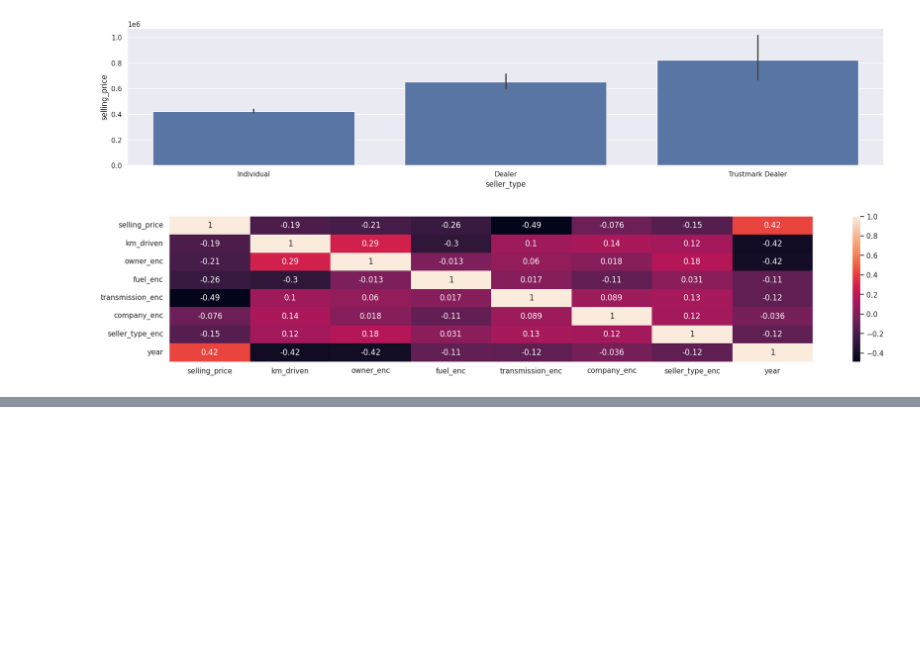
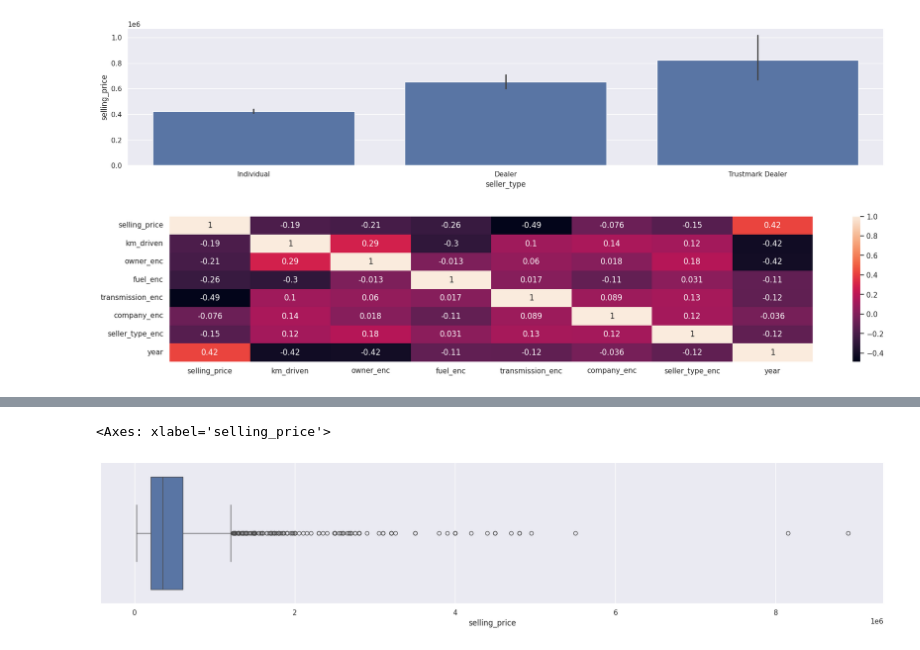
Before and after one commit to dhsingh0815/ML, a Jupyter notebook: Regression/Car.ipynb, the cells around one changed output, grey strips where cells are left out. Saved outputs shown, nothing was run; the diff lists cells and outputs as text; code cells hidden in the pictures; blank space fills up the shorter version.

```diff
--- a/Regression/Car.ipynb
+++ b/Regression/Car.ipynb
@@ -207,0 +251,5 @@ With different feature variable r2_score : </br> year - 0.179 </br> year and tra
+# %%
+sns.boxplot(x=df["selling_price"])
+# %% [output]
+<Axes: xlabel='selling_price'>
+[figure, added]
```
Also changed, not shown: parts of 22 cells of this notebook.
